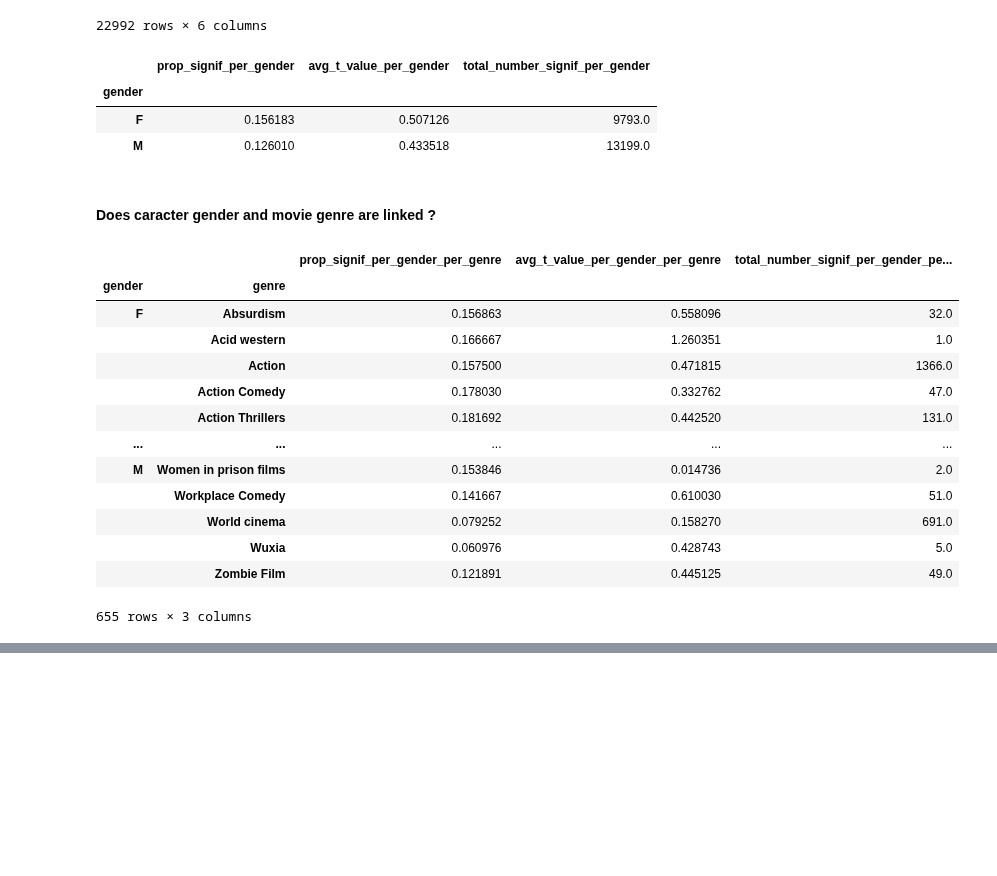
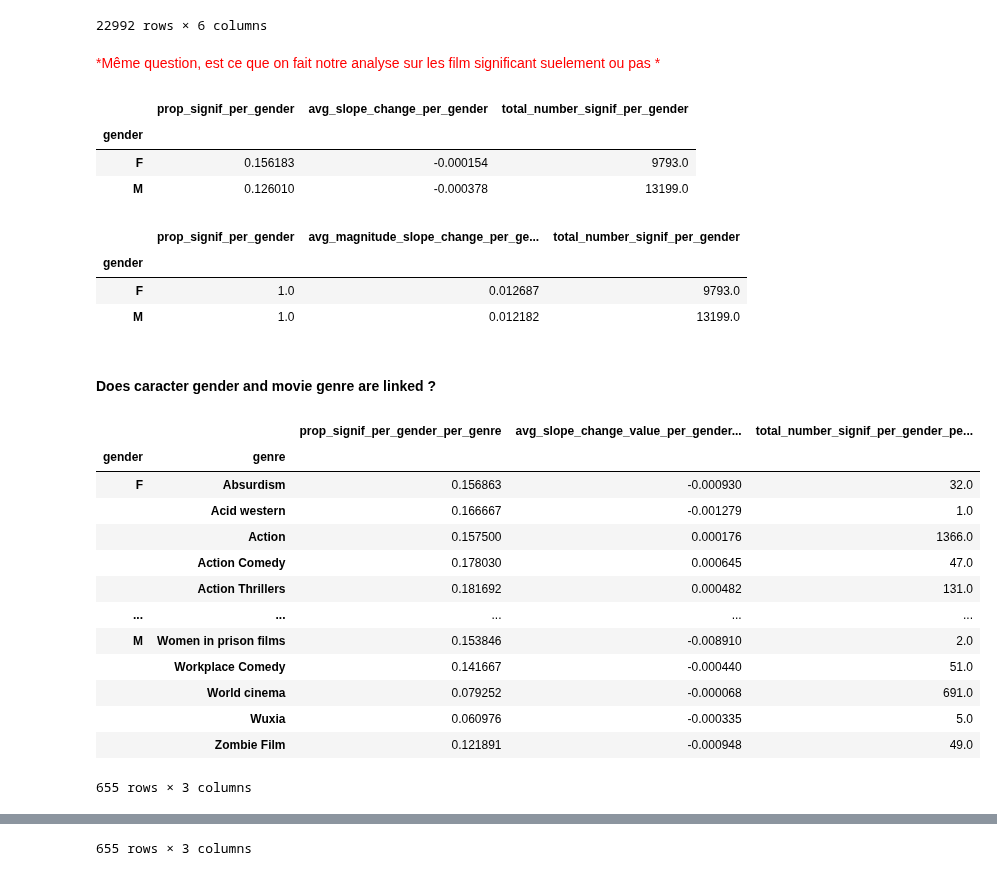
Before and after one commit to epfl-ada/ada-2023-project-abadakor, a Jupyter notebook: parallel_questions.ipynb, the cells around one changed output, grey strips where cells are left out. Saved outputs shown, nothing was run; the diff lists cells and outputs as text; code cells hidden in the pictures; blank space fills up the shorter version.

```diff
--- a/parallel_questions.ipynb
+++ b/parallel_questions.ipynb
@@ -609,40 +681,63 @@ display(name_by_gender_df)
 |  | 37501922 | Hunter | M | 1.0 | 0.000021 | -0.035578 | 7.051709 |
 |  | 37501922 | John | M | 1.0 | 0.052067 | -0.012279 | 2.177768 |
 22992 rows × 6 columns
+# %% [markdown]
+<span style="color:red"> *Même question, est ce que on fait notre analyse sur les film significant suelement ou pas *</span>
 # %%
+#Average slope change
 name_by_gender_prop_df = name_by_movie_df.groupby("gender").apply(lambda x: pd.Series({
         'prop_signif_per_gender': (x['p_value'] < 0.1).sum()/len(x['p_value']),
-        'avg_t_value_per_gender': x['t_stat'].mean(),
+        'avg_slope_change_per_gender': x['slope_change'].mean(),
         'total_number_signif_per_gender': (x['p_value'] < 0.1).sum(),
     }))
 display(name_by_gender_prop_df)
+
+#Average magnitude slope change taking significant only
+name_by_gender_prop_df = name_by_movie_aggregate_df_significant.groupby("gender").apply(lambda x: pd.Series({
+        'prop_signif_per_gender': (x['p_value'] < 0.1).sum()/len(x['p_value']),
+        'avg_magnitude_slope_change_per_gender': x['slope_change'].abs().mean(),
+        'total_number_signif_per_gender': (x['p_value'] < 0.1).sum(),
+    }))
+display(name_by_gender_prop_df)
 # %% [output]
-|  | prop_signif_per_gender | avg_t_value_per_gender | total_number_signif_per_gender |
+|  | prop_signif_per_gender | avg_slope_change_per_gender | total_number_signif_per_gender |
 | gender |  |  |  |
-| F | 0.156183 | 0.507126 | 9793.0 |
-| M | 0.126010 | 0.433518 | 13199.0 |
+| F | 0.156183 | -0.000154 | 9793.0 |
+| M | 0.126010 | -0.000378 | 13199.0 |
+|  | prop_signif_per_gender | avg_magnitude_slope_change_per_ge... | total_number_signif_per_gender |
+| gender |  |  |  |
+| F | 1.0 | 0.012687 | 9793.0 |
+| M | 1.0 | 0.012182 | 13199.0 |
 # %% [markdown]
 #### Does caracter gender and movie genre are linked ?
 # %%
 # Does the gender influence is impacted by movie genre ? Study of impact due to role importance per movie genre
 name_by_gender_by_genre_prop_df = movie_genre_aggregate_df.groupby(['gender','genre']).apply(lambda x: pd.Series({
         'prop_signif_per_gender_per_genre': (x['p_value'] < 0.1).sum()/len(x['p_value']),
-        'avg_t_value_per_gender_per_genre': x['t_stat'].mean(),
+        'avg_slope_change_value_per_gender_per_genre': x['slope_change'].mean(),
         'total_number_signif_per_gender_per_genre': (x['p_value'] < 0.1).sum(),
     }))
 display(name_by_gender_by_genre_prop_df)
+
+#Calculate average magnitude of slope change
+name_by_gender_by_genre_prop_magnitude_df = movie_genre_aggregate_df.groupby(['gender','genre']).apply(lambda x: pd.Series({
+        'prop_signif_per_gender_per_genre': (x['p_value'] < 0.1).sum()/len(x['p_value']),
+        'avg_slope_change_magnitude_per_gender_per_genre': x['slope_change'].abs().mean(),
+        'total_number_signif_per_gender_per_genre': (x['p_value'] < 0.1).sum(),
+    }))
+display(name_by_gender_by_genre_prop_magnitude_df)
 # %% [output]
-|  |  | prop_signif_per_gender_per_genre | avg_t_value_per_gender_per_genre | total_number_signif_per_gender_pe... |
+|  |  | prop_signif_per_gender_per_genre | avg_slope_change_value_per_gender... | total_number_signif_per_gender_pe... |
 | gender | genre |  |  |  |
-| F | Absurdism | 0.156863 | 0.558096 | 32.0 |
-|  | Acid western | 0.166667 | 1.260351 | 1.0 |
-|  | Action | 0.157500 | 0.471815 | 1366.0 |
-|  | Action Comedy | 0.178030 | 0.332762 | 47.0 |
-|  | Action Thrillers | 0.181692 | 0.442520 | 131.0 |
+| F | Absurdism | 0.156863 | -0.000930 | 32.0 |
+|  | Acid western | 0.166667 | -0.001279 | 1.0 |
+|  | Action | 0.157500 | 0.000176 | 1366.0 |
+|  | Action Comedy | 0.178030 | 0.000645 | 47.0 |
+|  | Action Thrillers | 0.181692 | 0.000482 | 131.0 |
 | ... | ... | ... | ... | ... |
-| M | Women in prison films | 0.153846 | 0.014736 | 2.0 |
-|  | Workplace Comedy | 0.141667 | 0.610030 | 51.0 |
-|  | World cinema | 0.079252 | 0.158270 | 691.0 |
-|  | Wuxia | 0.060976 | 0.428743 | 5.0 |
-|  | Zombie Film | 0.121891 | 0.445125 | 49.0 |
+| M | Women in prison films | 0.153846 | -0.008910 | 2.0 |
+|  | Workplace Comedy | 0.141667 | -0.000440 | 51.0 |
+|  | World cinema | 0.079252 | -0.000068 | 691.0 |
+|  | Wuxia | 0.060976 | -0.000335 | 5.0 |
+|  | Zombie Film | 0.121891 | -0.000948 | 49.0 |
 655 rows × 3 columns
@@ -648,0 +757 @@ display(name_by_gender_by_genre_prop_df)
+655 rows × 3 columns
```
Also changed, not shown: parts of 8 cells of this notebook.
